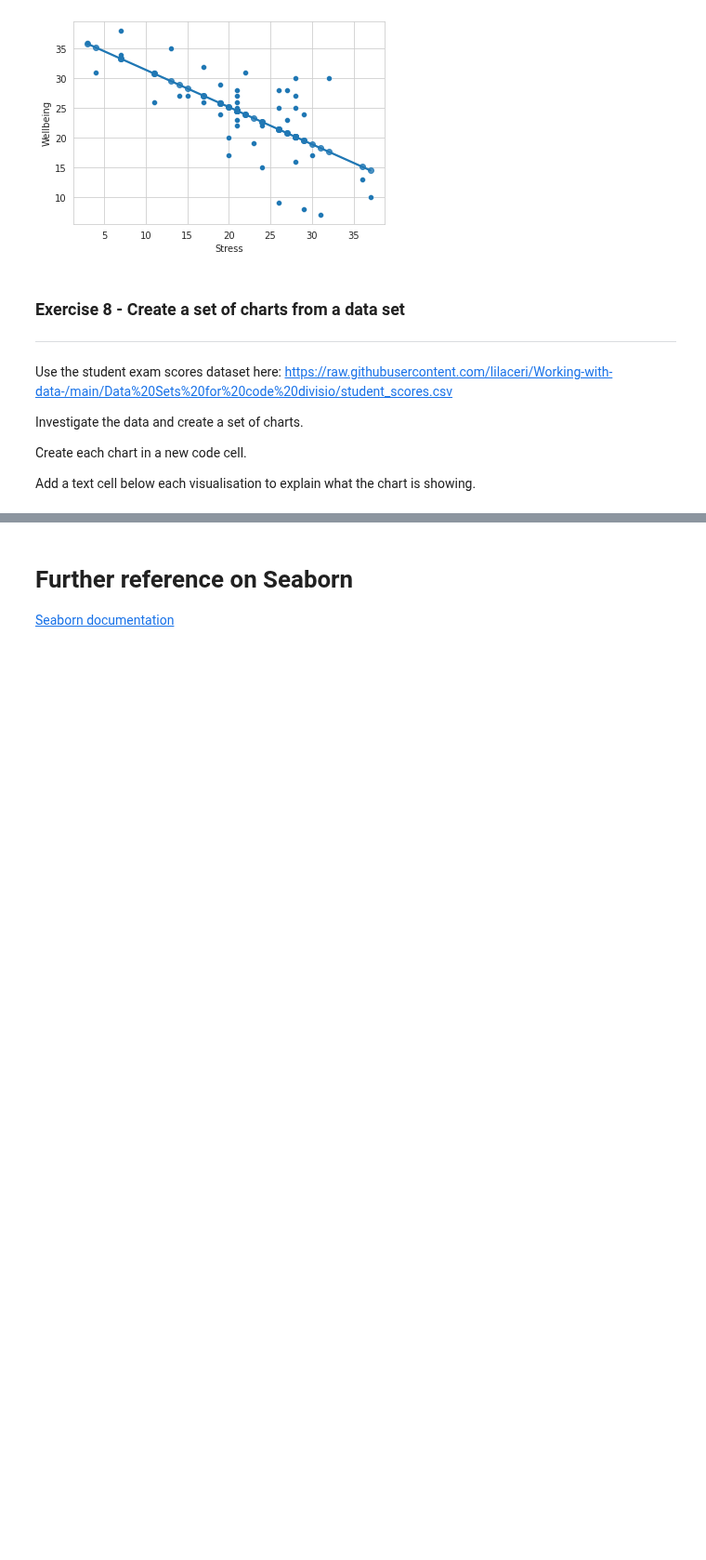
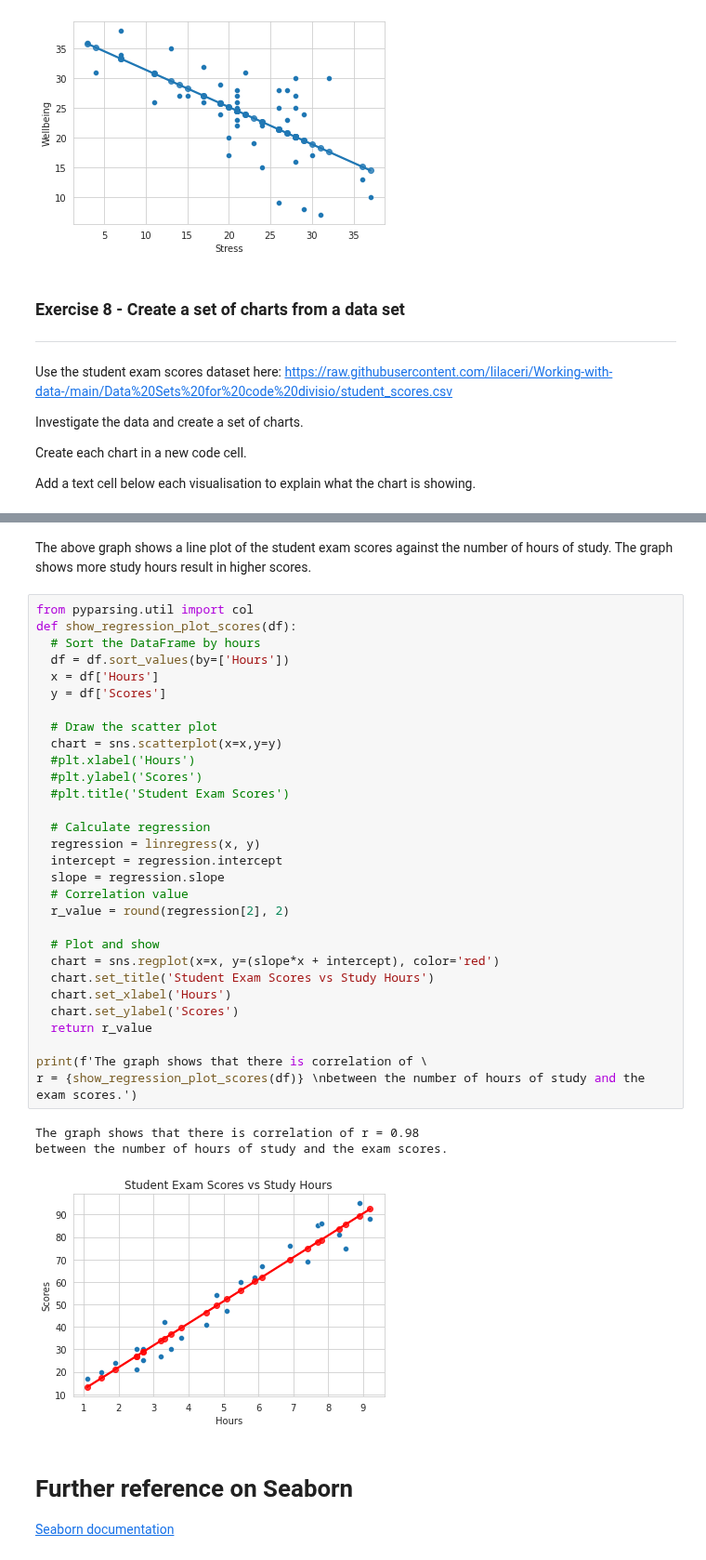
Before and after one commit to Imran-Github22/Imran-Farooqui, a Jupyter notebook: 7_2_Visualisation_with_Seaborn.ipynb, the cells around one changed output, grey strips where cells are left out. Shown at 93% size. Cells and saved outputs as stored; diff of their text form; blank space fills up the shorter version.

```diff
--- a/7_2_Visualisation_with_Seaborn.ipynb
+++ b/7_2_Visualisation_with_Seaborn.ipynb
@@ -291,3 +309,41 @@ Add a text cell below each visualisation to explain what the chart is showing.
+# %% [markdown]
+The above graph shows a line plot of the student exam
+scores against the number of hours of study.
+The graph shows more study hours result in higher scores.
+# %%
+from pyparsing.util import col
+def show_regression_plot_scores(df):
+  # Sort the DataFrame by hours
+  df = df.sort_values(by=['Hours'])
+  x = df['Hours']
+  y = df['Scores']
+
+  # Draw the scatter plot
+  chart = sns.scatterplot(x=x,y=y)
+  #plt.xlabel('Hours')
+  #plt.ylabel('Scores')
+  #plt.title('Student Exam Scores')
+
+  # Calculate regression
+  regression = linregress(x, y)
+  intercept = regression.intercept
+  slope = regression.slope
+  # Correlation value
+  r_value = round(regression[2], 2)
+
+  # Plot and show
+  chart = sns.regplot(x=x, y=(slope*x + intercept), color='red')
+  chart.set_title('Student Exam Scores vs Study Hours')
+  chart.set_xlabel('Hours')
+  chart.set_ylabel('Scores')
+  return r_value
+
+print(f'The graph shows that there is correlation of \
+r = {show_regression_plot_scores(df)} \nbetween the number of hours of study and the exam scores.')
+# %% [output]
+The graph shows that there is correlation of r = 0.98
+between the number of hours of study and the exam scores.
+[figure, added]
 # %% [markdown]
 # Further reference on Seaborn
 
```
Also changed, not shown: parts of 4 cells of this notebook.
